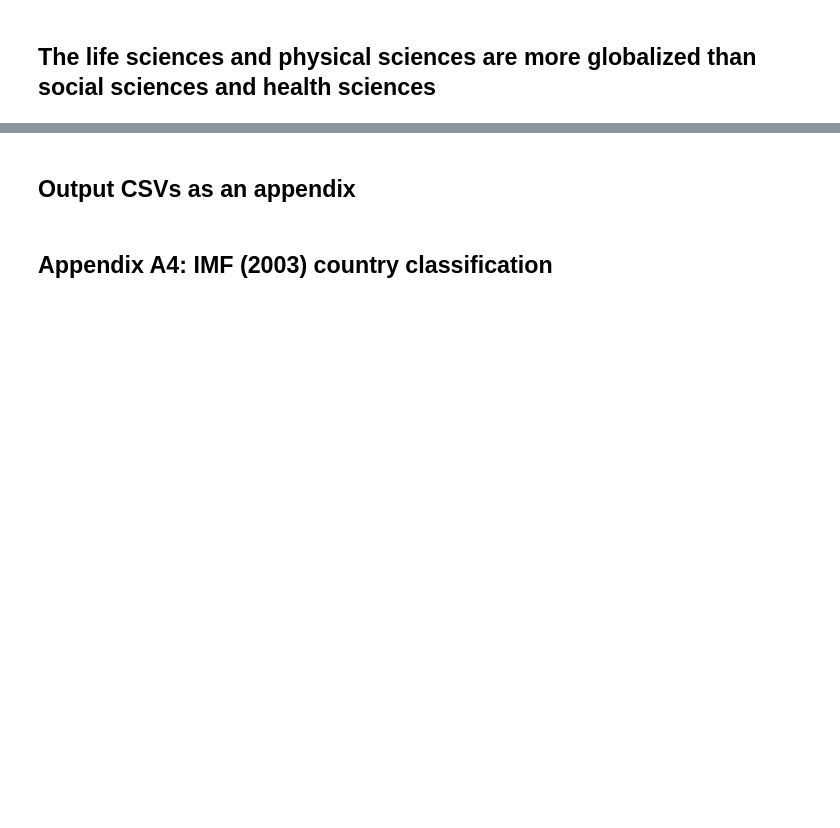
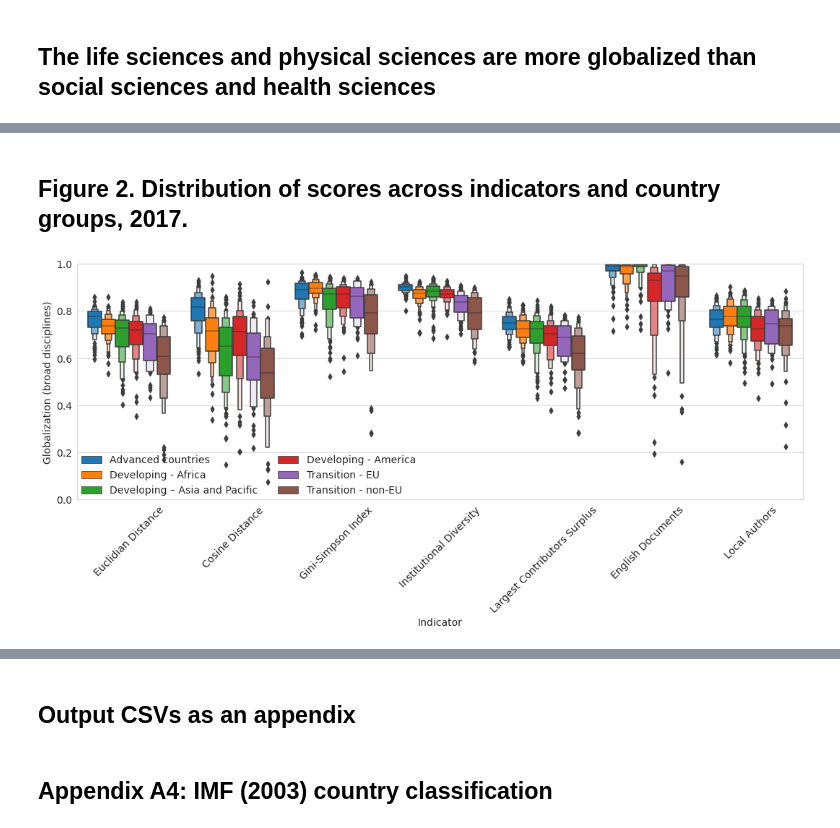
Before and after one commit to vitekzkytek/GlobalizationPaper, a Jupyter notebook: Phase5_Paper/PaperResults.ipynb, the cells around one changed output, grey strips where cells are left out. Saved outputs shown, nothing was run; the diff lists cells and outputs as text; code cells hidden in the pictures; blank space fills up the shorter version.

```diff
--- a/Phase5_Paper/PaperResults.ipynb
+++ b/Phase5_Paper/PaperResults.ipynb
@@ -344,0 +138,24 @@ pl
+# %% [markdown]
+## Figure 2. Distribution of scores across indicators and country groups, 2017.
+# %%
+groups = glob.loc[idx[ccodes,flds_broad[:-1],:,2017]].reset_index()
+groups['classification'] = groups.country_code.map(classification.classification)
+groups['methods'] = groups.method_code.map(methodnames)
+
+plt.figure(figsize=(18,6))
+sns.boxenplot(x='methods',
+            y='value',
+            hue='classification',
+            hue_order=['Advanced countries','Developing - Africa','Developing – Asia and Pacific','Developing - America','Transition - EU','Transition - non-EU'],
+            #order=['Advanced countries','Developing countries','Transition countries'],
+            saturation=1,
+            data=groups)
+plt.legend(frameon=False,fontsize=14,loc=(0,0),ncol=2)
+plt.ylim((0,1))
+plt.xticks(fontsize=14,rotation=45)
+plt.yticks(fontsize=14)
+plt.ylabel('Globalization (broad disciplines)',fontsize=14);
+plt.xlabel('Indicator',fontsize=14)
+plt.savefig('figs/fig2.pdf');
+# %% [output]
+[figure, added]
```
Also changed, not shown: parts of 35 cells of this notebook, 16 other files.
